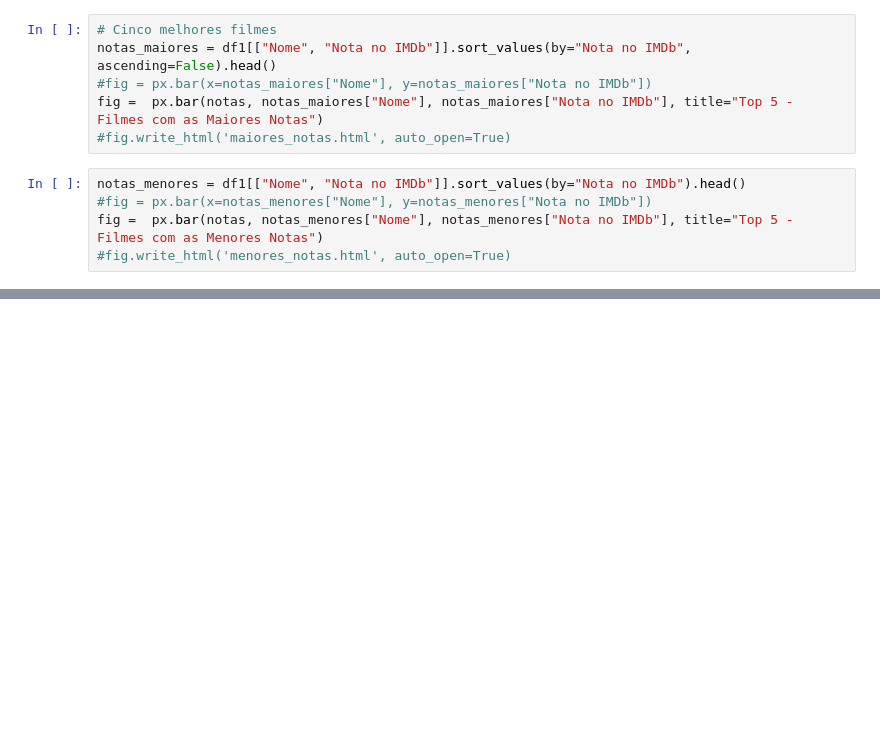
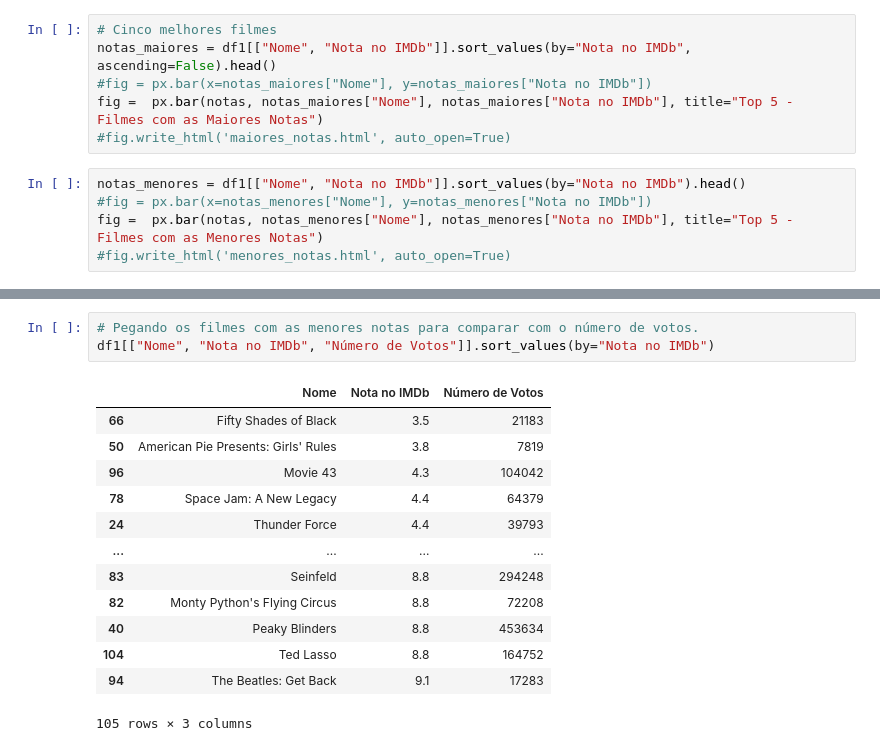
Before and after one commit to rodolforicardotech/my-movies-2021, a Jupyter notebook: analise.ipynb, the cells around one changed output, grey strips where cells are left out. Cells and saved outputs as stored; diff of their text form; blank space fills up the shorter version.

```diff
--- a/analise.ipynb
+++ b/analise.ipynb
@@ -380,0 +435,17 @@ Name: Diretores, dtype: int64
+# %%
+# Pegando os filmes com as menores notas para comparar com o número de votos.
+df1[["Nome", "Nota no IMDb", "Número de Votos"]].sort_values(by="Nota no IMDb")
+# %% [output]
+|  | Nome | Nota no IMDb | Número de Votos |
+| 66 | Fifty Shades of Black | 3.5 | 21183 |
+| 50 | American Pie Presents: Girls' Rules | 3.8 | 7819 |
+| 96 | Movie 43 | 4.3 | 104042 |
+| 78 | Space Jam: A New Legacy | 4.4 | 64379 |
+| 24 | Thunder Force | 4.4 | 39793 |
+| ... | ... | ... | ... |
+| 83 | Seinfeld | 8.8 | 294248 |
+| 82 | Monty Python's Flying Circus | 8.8 | 72208 |
+| 40 | Peaky Blinders | 8.8 | 453634 |
+| 104 | Ted Lasso | 8.8 | 164752 |
+| 94 | The Beatles: Get Back | 9.1 | 17283 |
+105 rows × 3 columns
```
Also changed, not shown: parts of 7 cells of this notebook, 1 other file.
